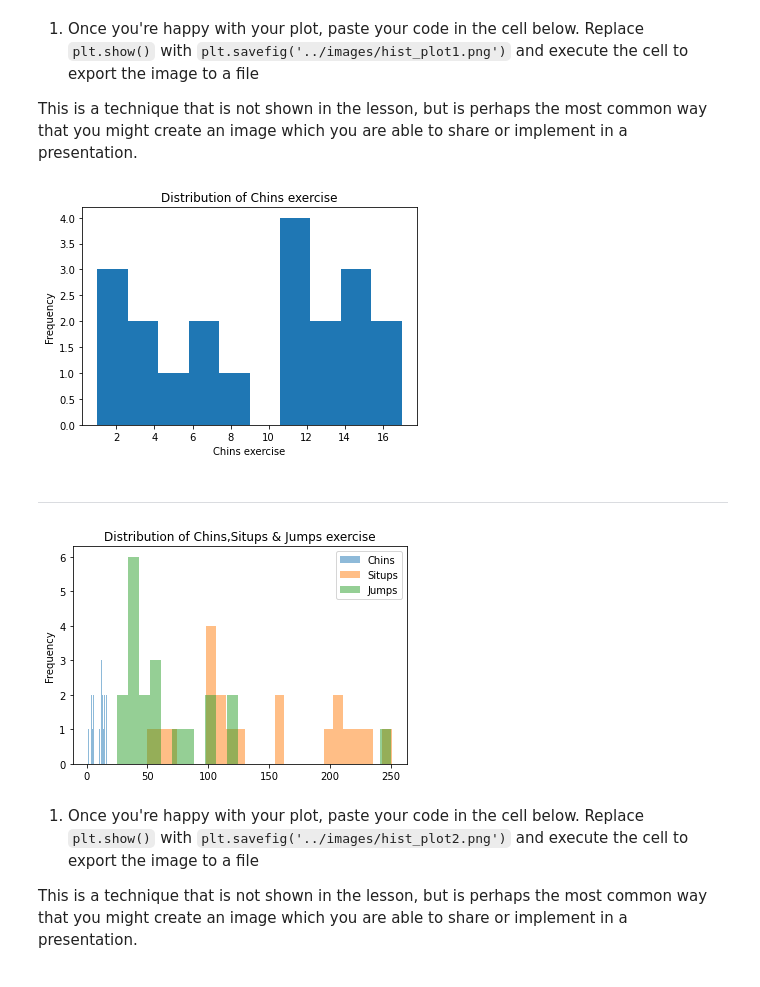
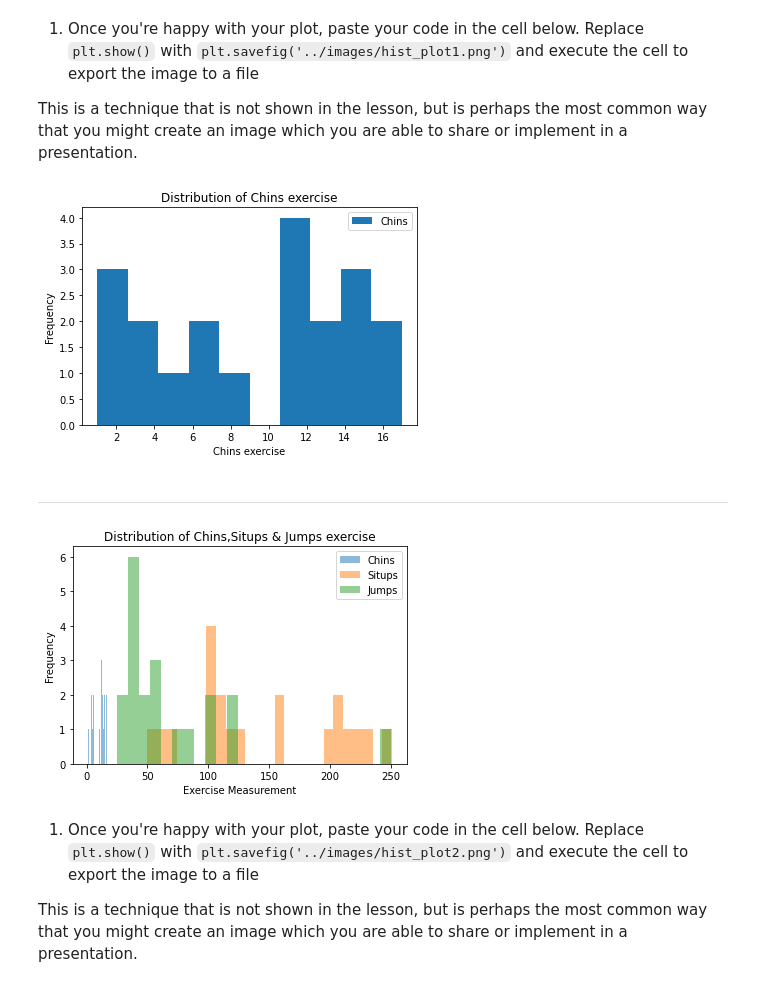
Before and after one commit to mangoAronica/ds-precourse-histograms, a Jupyter notebook: notebooks/histogram_challenges.ipynb, the cells around one changed output. Saved outputs shown, nothing was run; the diff lists cells and outputs as text; code cells hidden in the pictures.

```diff
--- a/notebooks/histogram_challenges.ipynb
+++ b/notebooks/histogram_challenges.ipynb
@@ -98,28 +99,30 @@ This is a technique that is not shown in the lesson, but is perhaps the most com
 # Export histogram 1 here
 import matplotlib.pyplot as plt
 plt.figure()
-plt.hist(load_linnerud(as_frame = True)['data']['Chins'])
+plt.hist(load_linnerud(as_frame = True)['data']['Chins'],label='Chins')
 plt.title('Distribution of Chins exercise')
 plt.xlabel('Chins exercise')
 plt.ylabel('Frequency')
+plt.legend(loc='upper right')
 plt.savefig('./hist_plot1.png')
 # %% [output]
-[figure, old version]
+[figure, new version]
 # %% [markdown]
 ---
 # %%
 # Write code for second histogram here
 import matplotlib.pyplot as plt
 plt.figure()
 plt.hist(load_linnerud(as_frame = True)['data']['Chins'],alpha=0.5,bins=25,label='Chins')
 plt.hist(load_linnerud(as_frame = True)['data']['Situps'],alpha=0.5,bins=25,label='Situps')
 plt.hist(load_linnerud(as_frame = True)['data']['Jumps'],alpha=0.5,bins=25,label='Jumps')
 plt.title('Distribution of Chins,Situps & Jumps exercise')
+plt.xlabel('Exercise Measurement')
 plt.ylabel('Frequency')
 plt.legend(loc='upper right')
 plt.show()
 # %% [output]
-[figure, old version]
+[figure, new version]
 # %% [markdown]
 1. Once you're happy with your plot, paste your code in the cell below. Replace `plt.show()` with `plt.savefig('../images/hist_plot2.png')` and execute the cell to export the image to a file
 
```
Also changed, not shown: parts of 4 cells of this notebook, 3 other files.
